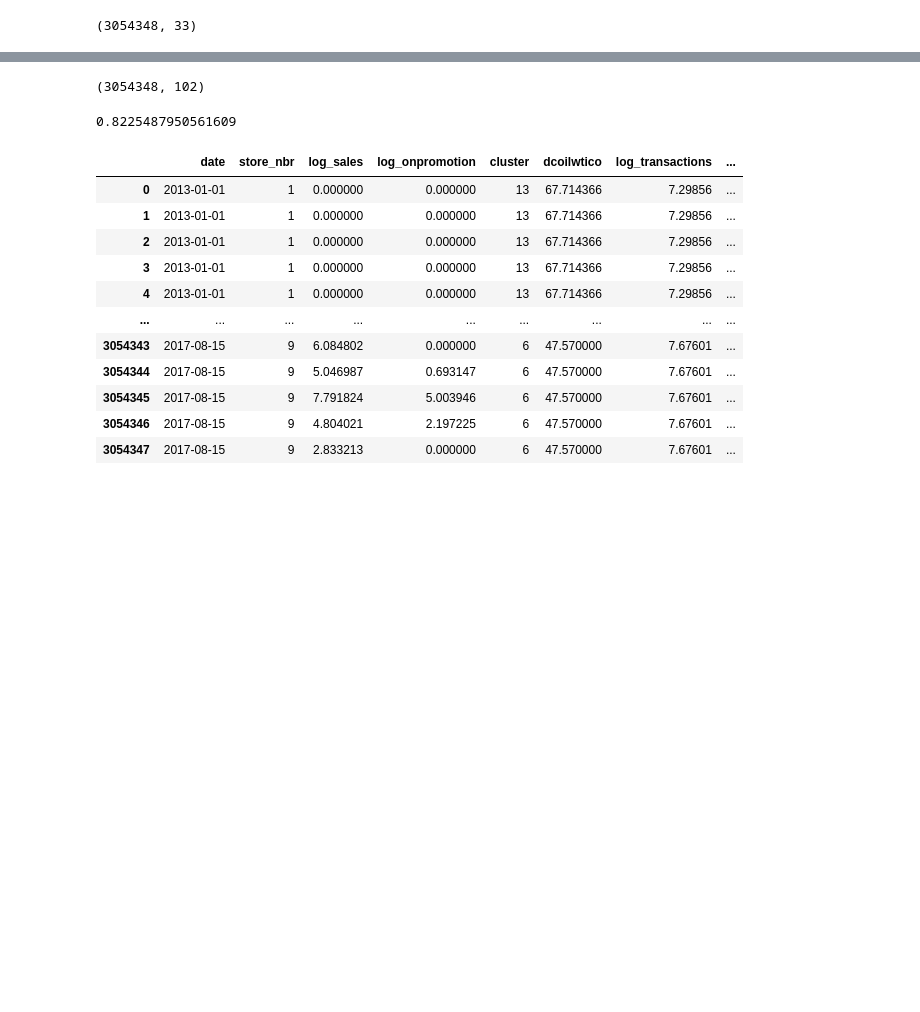
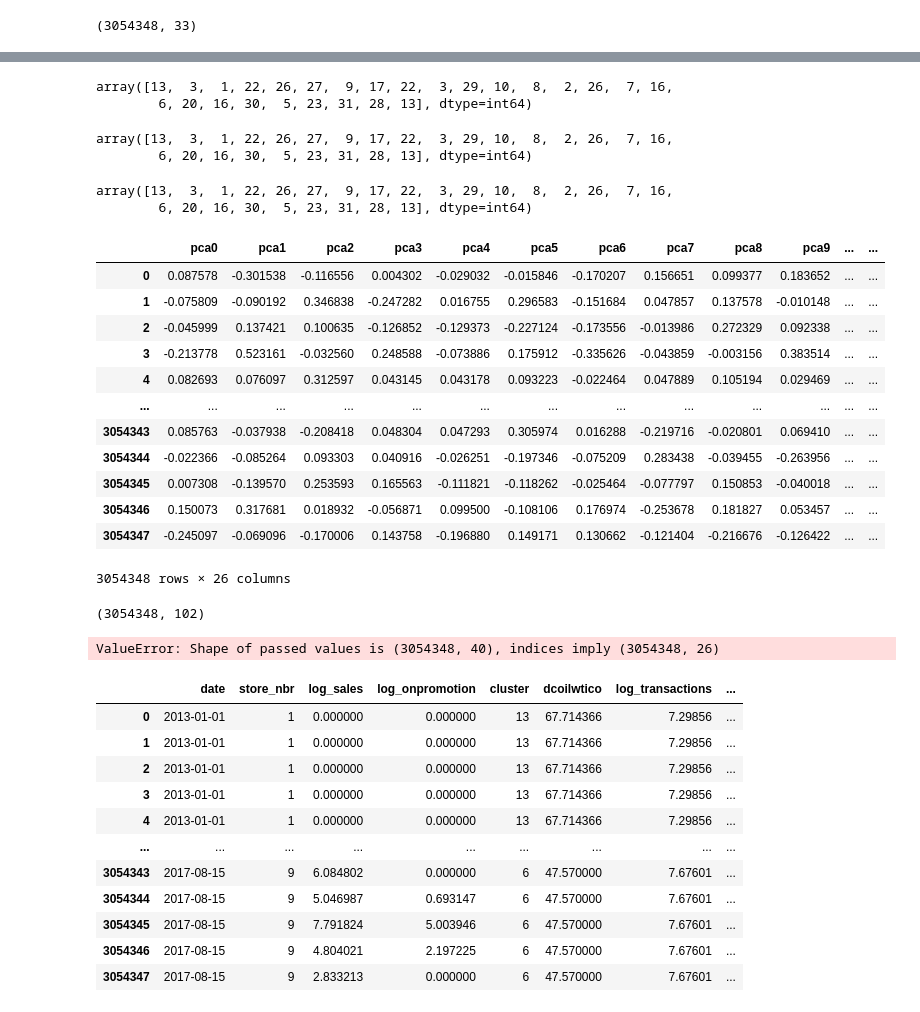
Before and after one commit to suusuu00/Kaggle-Store-Sales---Time-Series-Forecasting, a Jupyter notebook: train.ipynb, the cells around one changed output, grey strips where cells are left out. Saved outputs shown, nothing was run; the diff lists cells and outputs as text; code cells hidden in the pictures; blank space fills up the shorter version.

```diff
--- a/train.ipynb
+++ b/train.ipynb
@@ -602,3 +681,34 @@ family_pca.explained_variance_ratio_.sum()
+# %%
+np.abs(components).argmax(axis = 1)
+# %% [output]
+array([13,  3,  1, 22, 26, 27,  9, 17, 22,  3, 29, 10,  8,  2, 26,  7, 16,
+        6, 20, 16, 30,  5, 23, 31, 28, 13], dtype=int64)
+# %%
+components.argmax(axis = 1)
+# %% [output]
+array([13,  3,  1, 22, 26, 27,  9, 17, 22,  3, 29, 10,  8,  2, 26,  7, 16,
+        6, 20, 16, 30,  5, 23, 31, 28, 13], dtype=int64)
+# %%
+family_pca.components_.argmax(axis=1)
+# %% [output]
+array([13,  3,  1, 22, 26, 27,  9, 17, 22,  3, 29, 10,  8,  2, 26,  7, 16,
+        6, 20, 16, 30,  5, 23, 31, 28, 13], dtype=int64)
+# %%
+train_family_select_col
+# %% [output]
+|  | pca0 | pca1 | pca2 | pca3 | pca4 | pca5 | pca6 | pca7 | pca8 | pca9 | ... | ... |
+| 0 | 0.087578 | -0.301538 | -0.116556 | 0.004302 | -0.029032 | -0.015846 | -0.170207 | 0.156651 | 0.099377 | 0.183652 | ... | ... |
+| 1 | -0.075809 | -0.090192 | 0.346838 | -0.247282 | 0.016755 | 0.296583 | -0.151684 | 0.047857 | 0.137578 | -0.010148 | ... | ... |
+| 2 | -0.045999 | 0.137421 | 0.100635 | -0.126852 | -0.129373 | -0.227124 | -0.173556 | -0.013986 | 0.272329 | 0.092338 | ... | ... |
+| 3 | -0.213778 | 0.523161 | -0.032560 | 0.248588 | -0.073886 | 0.175912 | -0.335626 | -0.043859 | -0.003156 | 0.383514 | ... | ... |
+| 4 | 0.082693 | 0.076097 | 0.312597 | 0.043145 | 0.043178 | 0.093223 | -0.022464 | 0.047889 | 0.105194 | 0.029469 | ... | ... |
+| ... | ... | ... | ... | ... | ... | ... | ... | ... | ... | ... | ... | ... |
+| 3054343 | 0.085763 | -0.037938 | -0.208418 | 0.048304 | 0.047293 | 0.305974 | 0.016288 | -0.219716 | -0.020801 | 0.069410 | ... | ... |
+| 3054344 | -0.022366 | -0.085264 | 0.093303 | 0.040916 | -0.026251 | -0.197346 | -0.075209 | 0.283438 | -0.039455 | -0.263956 | ... | ... |
+| 3054345 | 0.007308 | -0.139570 | 0.253593 | 0.165563 | -0.111821 | -0.118262 | -0.025464 | -0.077797 | 0.150853 | -0.040018 | ... | ... |
+| 3054346 | 0.150073 | 0.317681 | 0.018932 | -0.056871 | 0.099500 | -0.108106 | 0.176974 | -0.253678 | 0.181827 | 0.053457 | ... | ... |
+| 3054347 | -0.245097 | -0.069096 | -0.170006 | 0.143758 | -0.196880 | 0.149171 | 0.130662 | -0.121404 | -0.216676 | -0.126422 | ... | ... |
+3054348 rows × 26 columns
 # %%
 many_col_oe = OneHotEncoder(sparse_output = False, handle_unknown = 'infrequent_if_exist')
 many_col_oe.fit(merge_train_df[[many_value_col[1]]])
@@ -607,11 +717,14 @@ print(train_description_df.shape)
 
 description_pca = PCA(n_components=40)
 description_pca.fit(train_description_df)
-description_select_col = description_pca.transform(train_description_df)
+components = family_pca.components_
+component_var_mapping = {f'PC{i+1}': train_family_df.columns[j] for i, j in enumerate(np.abs(components).argmax(axis=1))}
+train_description_select_df = pd.DataFrame(description_pca.transform(train_description_df), columns = list(component_var_mapping.values()))
+test_description_select_df = pd.DataFrame(description_pca.transform(test_description_df), columns = list(component_var_mapping.values()))
 description_pca.explained_variance_ratio_.sum()
 # %% [output]
 (3054348, 102)
-0.8225487950561609
+ValueError: Shape of passed values is (3054348, 40), indices imply (3054348, 26)
 # %%
 oe = OneHotEncoder(sparse_output = False, handle_unknown = 'infrequent_if_exist')
 oe.fit(merge_train_df[category_col])
```
Also changed, not shown: parts of 8 cells of this notebook.
